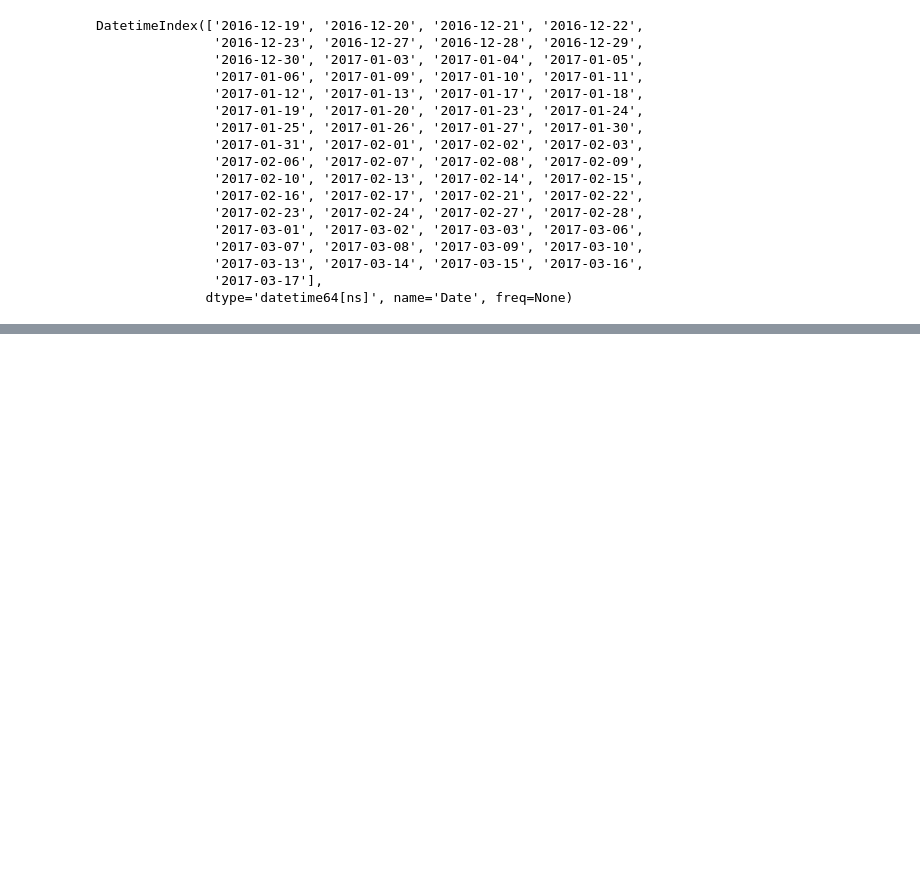
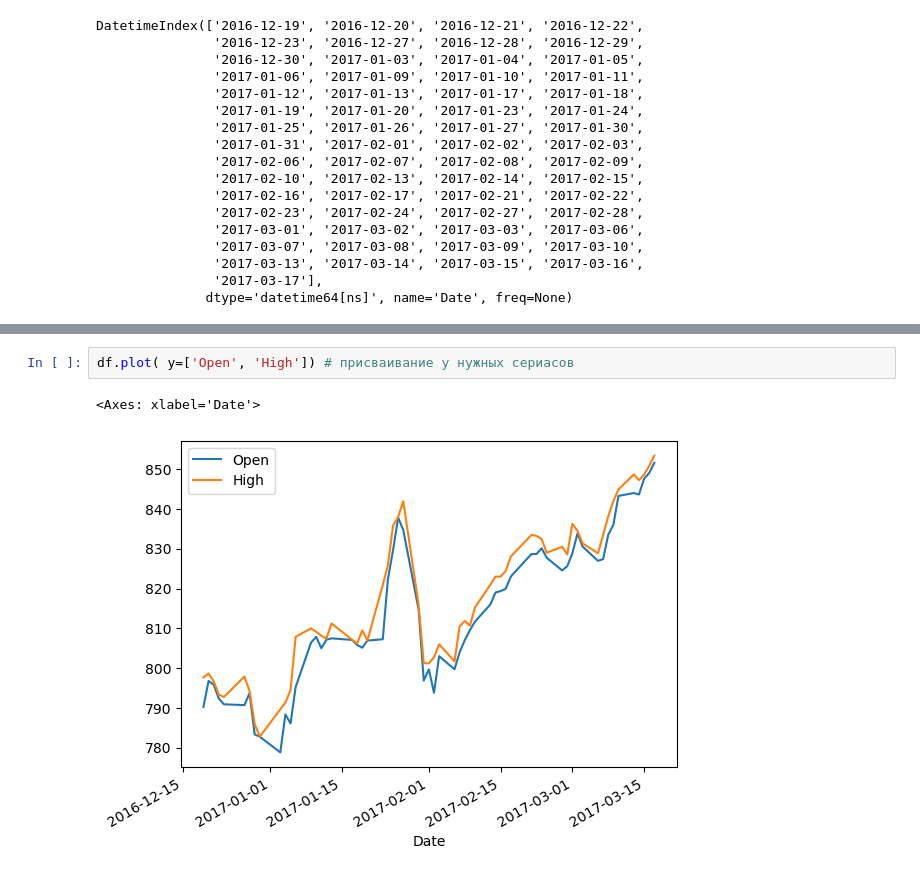
Before and after one commit to SENATOROVAI/DataScience-Maxim, a Jupyter notebook: Python/Pandas as ass/Pandas3.ipynb, the cells around one changed output, grey strips where cells are left out. Drawn from its saved outputs; the diff is of its cells as text; blank space fills up the shorter version.

```diff
--- a/Python/Pandas as ass/Pandas3.ipynb
+++ b/Python/Pandas as ass/Pandas3.ipynb
@@ -386,0 +397,5 @@ df.Close.plot()
+# %%
+df.plot( y=['Open', 'High']) # присваивание у нужных сериасов
+# %% [output]
+<Axes: xlabel='Date'>
+[figure, added]
```
Also changed, not shown: parts of 5 cells of this notebook, 8 other files.
